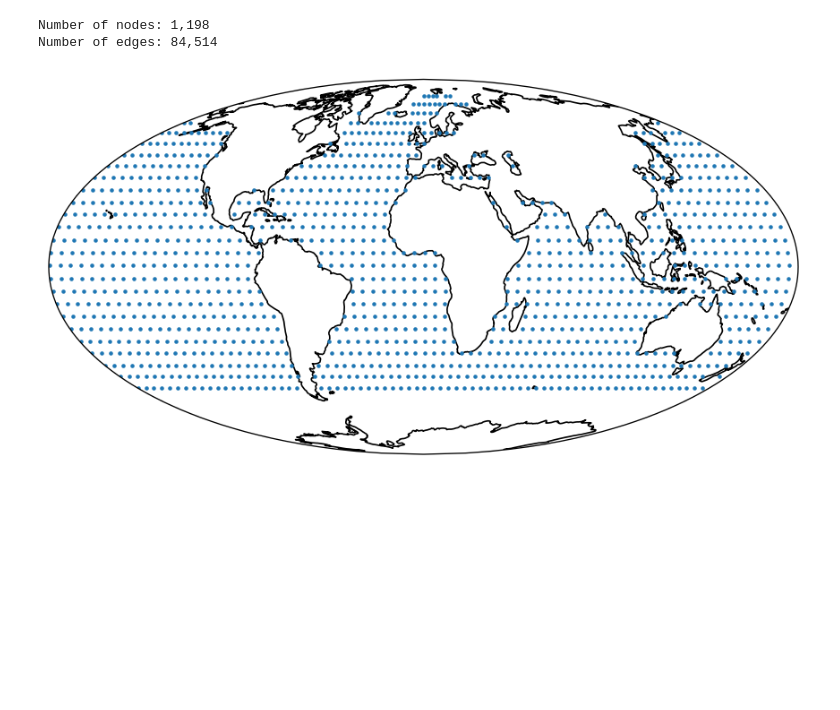
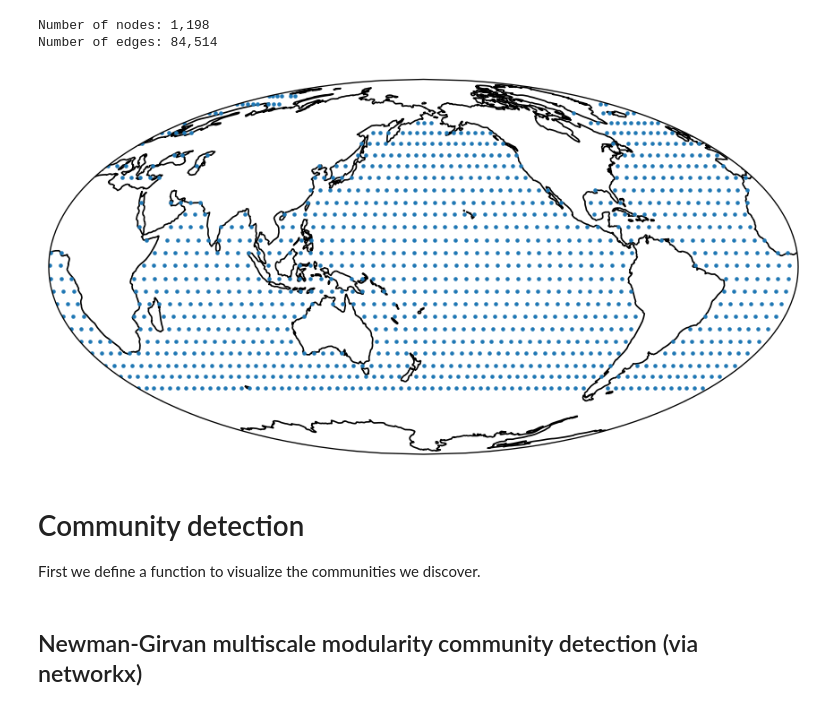
Before and after one commit to JackBuck/MA4M4-assignment, a Jupyter notebook: notebooks/Exploring_SST_Data.ipynb, the cells around one changed output. Saved outputs shown, nothing was run; the diff lists cells and outputs as text; code cells hidden in the pictures; blank space fills up the shorter version.

Commit message:
Add community detection algorithms

```diff
--- a/notebooks/Exploring_SST_Data.ipynb
+++ b/notebooks/Exploring_SST_Data.ipynb
@@ -341,9 +348,22 @@ def compute_correlation(y):
     y_centered = y - y.mean(axis=0)
     y_std = np.sqrt(np.mean(y_centered**2, axis=0))
     n_time, n_space = y.shape
-    cov = np.zeros((n_space, n_space))
-    for i in tqdm(range(n_space), desc="Computing covariances"):
-        cov[i] = np.mean(y.T * y.T[i], axis=-1)
+
+    # Old code to run in serial with progress bar
+    # cov = np.zeros((n_space, n_space))
+    # for i in tqdm(range(n_space), desc="Computing covariances"):
+    #     cov[i] = np.mean(y.T * y.T[i], axis=-1)
+
+    # New code to run in parallel with joblib
+    def compute_cov(x, y):
+        return np.mean(x * y, axis=-1)
+
+    print(f"Total number of tasks: {n_space}")
+    cov = joblib.Parallel(n_jobs=-1, prefer="threads", verbose=1, max_nbytes="110M")(
+        joblib.delayed(compute_cov)(y.T, y.T[i])
+        for i in range(n_space)
+    )
+    cov = np.array(cov)
     r = cov / np.outer(y_std, y_std)
 
     # We clip the result for numerical stability. The correlation can be slightly
@@ -398,23 +430,23 @@ Number of nodes: 1,198
 Number of edges: 84,514
 # %%
 fig = plt.figure(figsize=(9, 6), dpi=120)
-ax = fig.add_subplot(projection=ccrs.Mollweide())
+ax = fig.add_subplot(projection=ccrs.Mollweide(central_longitude=180))
 ax.coastlines()
 ax.set_global()
 
 nodes = list(graph.nodes)
 ax.scatter(
     [graph.nodes[n]["longitude"] for n in nodes],
     [graph.nodes[n]["latitude"] for n in nodes],
-    s=3,
+    s=3,  # Use s=1 when plotting resolution of 2 degrees or smaller
     transform=ccrs.PlateCarree(),
 )
 # WARNING: Even with alpha=0.05, plotting edges creates a mess (and takes AGES!)
 # for j, edge in enumerate(graph.edges()):
 #     lat = [graph.nodes[i]["latitude"] for i in edge]
 #     long = [graph.nodes[i]["longitude"] for i in edge]
 #     ax.plot(long, lat, transform=ccrs.Geodetic(), color="red", alpha=0.05)
 
 None
 # %% [output]
-[figure, old version]
+[figure, new version]
@@ -420,0 +457,3 @@ None
+# %% [markdown]
+# Community detection
+First we define a function to visualize the communities we discover.
@@ -420,0 +545,2 @@ None
+# %% [markdown]
+## Newman-Girvan multiscale modularity community detection (via networkx)
```
Also changed, not shown: parts of 16 cells of this notebook.
